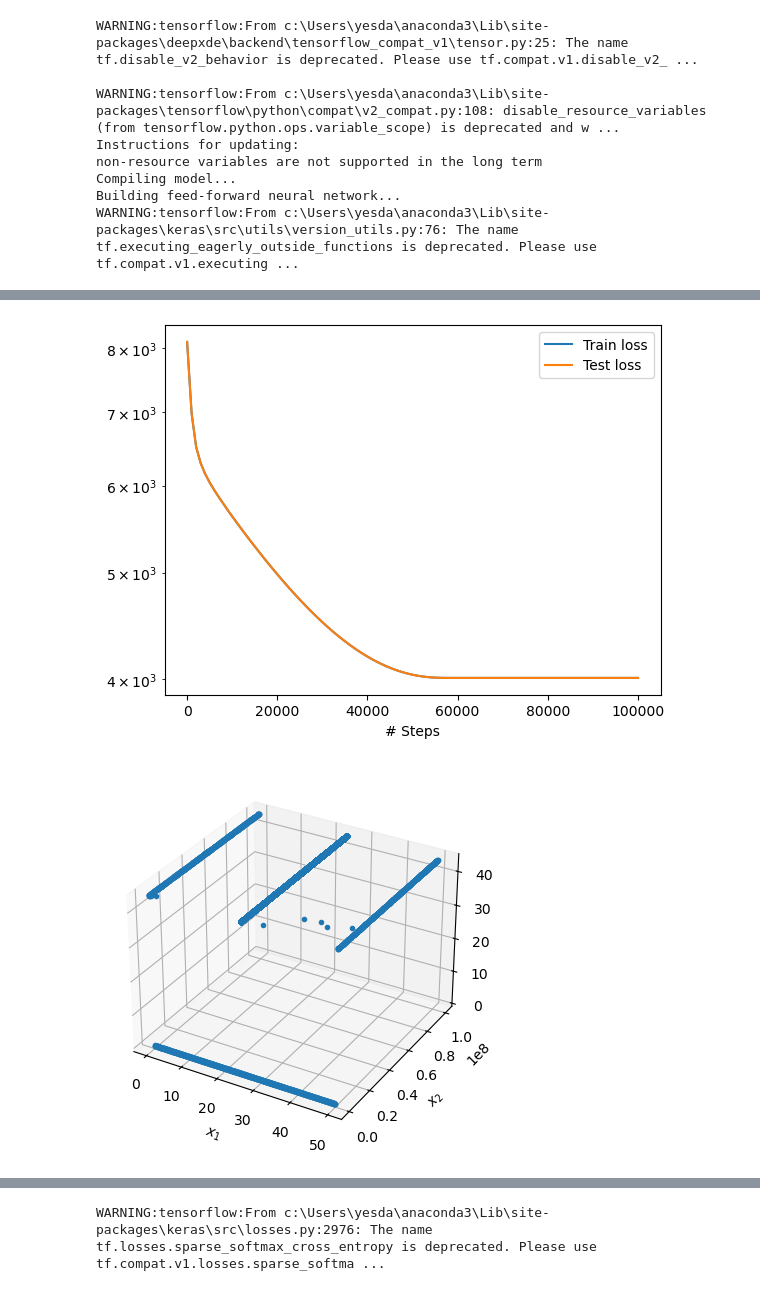
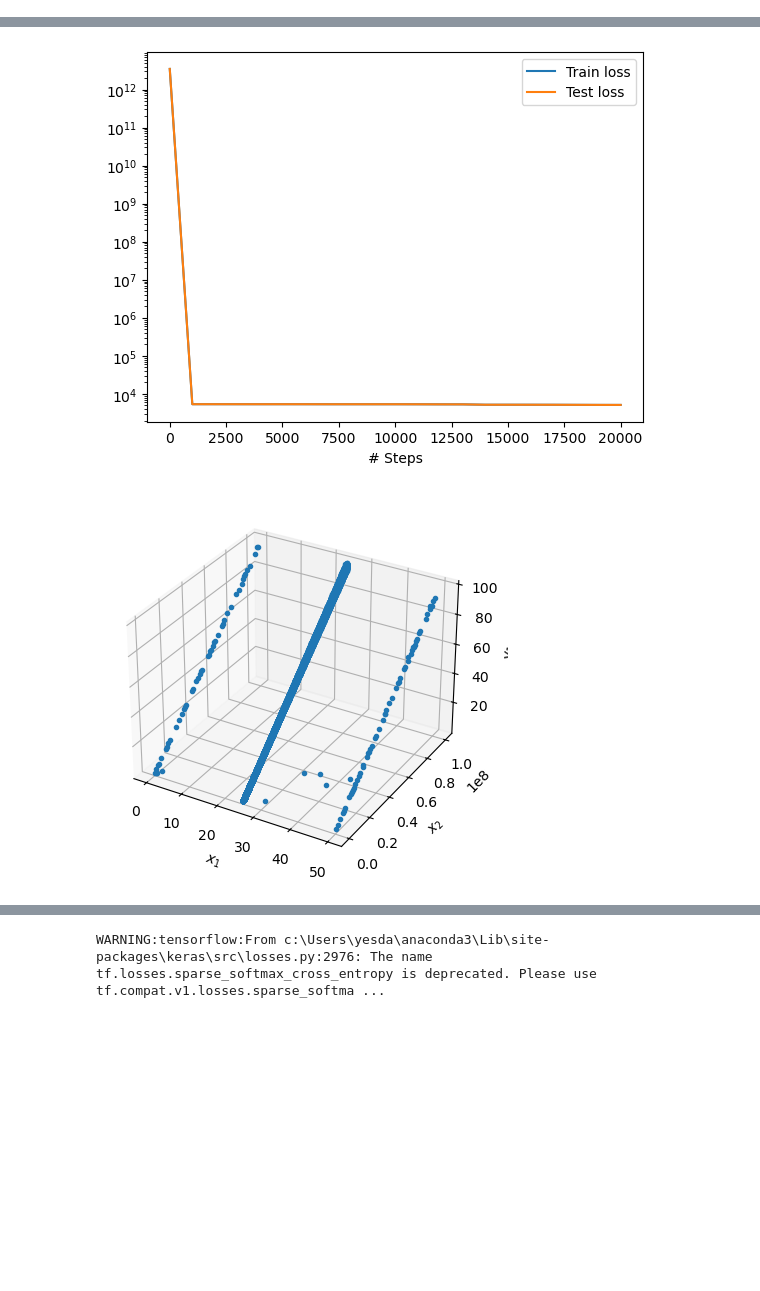
Before and after one commit to Daniel19993099/PINN_testing, a Jupyter notebook: PINN.0.1.7.ipynb, the cells around one changed output, grey strips where cells are left out. Cells and saved outputs as stored; diff of their text form; code cells hidden in the pictures; blank space fills up the shorter version.

```diff
--- a/PINN.0.1.7.ipynb
+++ b/PINN.0.1.7.ipynb
@@ -2,19 +2,12 @@
 #Change to point dataset
 """Backend supported: tensorflow.compat.v1, tensorflow, pytorch, jax, paddle"""
 import os
-os.environ["CUDA_VISIBLE_DEVICES"] = "-1"  # Disable GPU
 os.environ['DDE_BACKEND'] = 'tensorflow.compat.v1'
 import deepxde as dde
 import numpy as np
 from deepxde.backend import tf
 import matplotlib.pyplot as plt
 import tensorflow as tf
-
-# Set TensorFlow to use all available cores
-num_cores = 20
-config = tf.compat.v1.ConfigProto(intra_op_parallelism_threads=num_cores, inter_op_parallelism_threads=num_cores,allow_soft_placement=True,device_count={'CPU': num_cores})
-session = tf.compat.v1.Session(config=config)
-tf.compat.v1.keras.backend.set_session(session)
 
 D = 3.8e-11 #m^2/s
 l = 50 #mm
@@ -28,30 +21,24 @@ def pde(x, y):
     dy_xx = dde.grad.hessian(y, x, i=0, j=0)
     return (dy_t- D*dy_xx)
 
-def fun_bc(x):
-    return 100 - 100/l*x[:, 0:1]
-
-def fun_init(x):
-    return 0*x[:,0:1]
-
-data_points = np.matrix([[0.05, 1e5, 9.86688614e-35],
-                [0.35, 18e4, 2.80E-20],
-                [25.4, 1214e4, 40.4857407],
-                [40.75, 1848e4, 79.3099365],
-                [48.35, 1999e4, 96.3708344],
-                [0.6,24e4, 1.37249327e-17],
-                [1.55,169e4, 0.0405000916],
-                [30.15,267e4, 16.3269901],
-                [43.2,1541e4, 83.7792282],
-                [36.75,1704e4, 69.8383331]])
+data_points = np.matrix([[0.05, 1e5,    9.86688614e-35],
+                        [0.35,  18e4,   2.80E-20],
+                        [25.4,  1214e4, 40.4857407],
+                        [40.75, 1848e4, 79.3099365],
+                        [48.35, 1999e4, 96.3708344],
+                        [0.6,   24e4,   1.37249327e-17],
+                        [1.55,  169e4,  0.0405000916],
+                        [30.15, 267e4,  16.3269901],
+                        [43.2,  1541e4, 83.7792282],
+                        [36.75, 1704e4, 69.8383331]])
 
 T=np.reshape(data_points[:, 1], (-1,1))
 X=np.reshape(data_points[:, 0], (-1,1))
 C=np.reshape(data_points[:, 2:], (-1,1))
 
-bc = dde.icbc.DirichletBC(geomtime, lambda x: (x[:, 0:1]/ l) * 10, lambda _, on_boundary: on_boundary, component=0)
+bc = dde.icbc.DirichletBC(geomtime, lambda x: (x[:, 0:1]/ l) * 100, lambda _, on_boundary: on_boundary, component=0)
 #bc_b = dde.icbc.DirichletBC(geomtime, fun_bc, lambda _, on_boundary: on_boundary, component=1)
-ic = dde.icbc.IC(geomtime, fun_init, lambda _, on_initial: on_initial, component=0)
+#ic = dde.icbc.IC(geomtime, lambda x: x[:, 0:1]*0, lambda _, on_initial: on_initial, component=0)
 
 
 observe_x= np.reshape(np.hstack((X,T)),(-1,2))
@@ -61,20 +48,20 @@ observe_y = dde.icbc.PointSetBC(observe_x, C, component=0)
 data = dde.data.TimePDE(
     geomtime,
     pde,
-    [bc, observe_y,ic],
-    num_domain=2000,
-    num_boundary=1000,
-    num_initial=1000,
+    [bc,observe_y],
+    num_domain=100,
+    num_boundary=100,
+    num_initial=100,
     num_test=50000,
 )
 
-layer_size = [2] + [64] * 5 + [1]
-activation = "tanh"
+layer_size = [2] + [128] * 5 + [1]
+activation = "swish"
 initializer = "Glorot uniform"
 net = dde.nn.FNN(layer_size, activation, initializer)
 model = dde.Model(data, net)
 model.compile("adam", lr=0.00001)
-losshistory, train_state = model.train(iterations=100000)
+losshistory, train_state = model.train(iterations=20000)
 #early_stopping = dde.callbacks.EarlyStopping(min_delta=1e-6, patience=500)
 #losshistory, train_state = model.train(iterations=100, callbacks=[early_stopping])
 dde.saveplot(losshistory, train_state, issave=True, isplot=True)
@@ -86,8 +88,0 @@ paddle supports more examples now and is recommended.
-WARNING:tensorflow:From c:\Users\yesda\anaconda3\Lib\site-packages\deepxde\backend\tensorflow_compat_v1\tensor.py:25: The name tf.disable_v2_behavior is deprecated. Please use tf.compat.v1.disable_v2_ ...
-
-WARNING:tensorflow:From c:\Users\yesda\anaconda3\Lib\site-packages\tensorflow\python\compat\v2_compat.py:108: disable_resource_variables (from tensorflow.python.ops.variable_scope) is deprecated and w ...
-Instructions for updating:
-non-resource variables are not supported in the long term
-Compiling model...
-Building feed-forward neural network...
-WARNING:tensorflow:From c:\Users\yesda\anaconda3\Lib\site-packages\keras\src\utils\version_utils.py:76: The name tf.executing_eagerly_outside_functions is deprecated. Please use tf.compat.v1.executing ...
@@ -111,5 +89,5 @@ Saving test data to c:\Users\yesda\OneDrive - Aalto University\Aalto Work\2023Hy
-[figure, old version]
+[figure, new version]
-[figure, old version]
+[figure, new version]
 # %%
 import matplotlib.pyplot as plt
 import numpy as np
```
Also changed, not shown: parts of 2 cells of this notebook, 3 other files.
